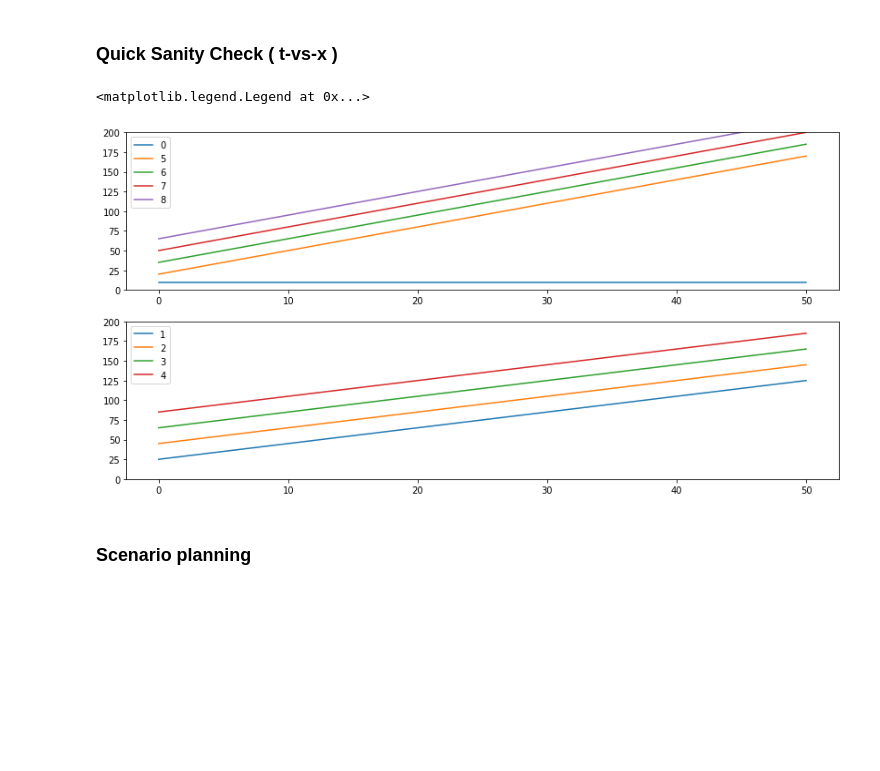
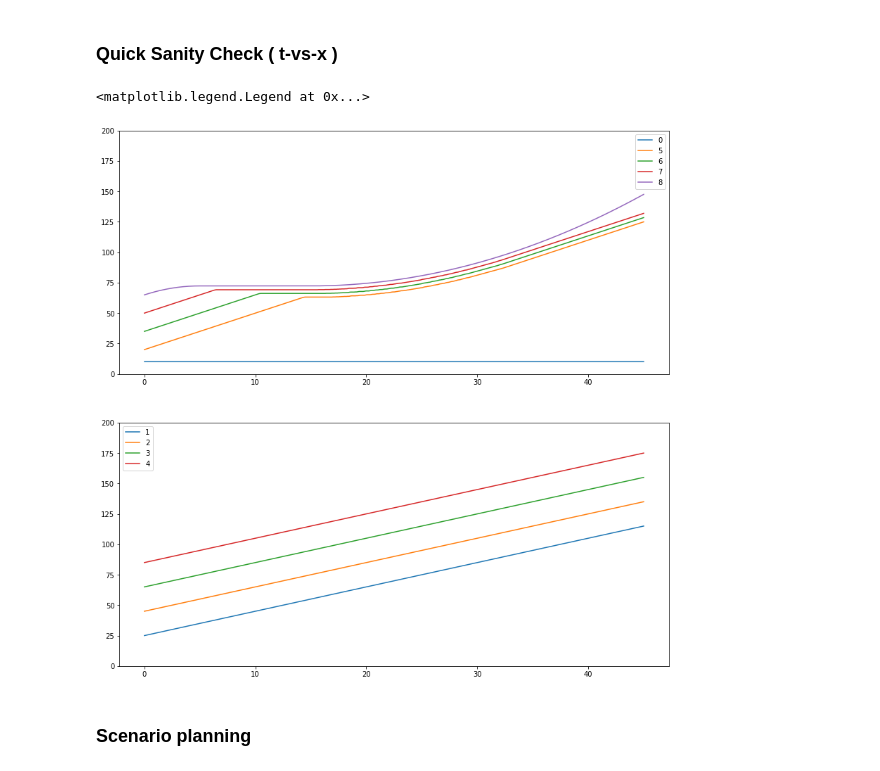
Before and after one commit to shern2/motionplanning, a Jupyter notebook: autocar/scripts/highway/proj.ipynb, the cells around one changed output. Saved outputs shown, nothing was run; the diff lists cells and outputs as text; code cells hidden in the pictures; blank space fills up the shorter version.

Commit message:
working simulation

```diff
--- a/autocar/scripts/highway/proj.ipynb
+++ b/autocar/scripts/highway/proj.ipynb
@@ -79,6 +77,8 @@ def getBrakeDist():
             vx= round(vx+a*dt,8)
             x = round(x+vx*dt,8)
         DIST_BREAK[int(v1)] = x
+
+    DIST_BREAK[0] = 0.0
     return DIST_BREAK
 
 DIST_BREAK = getBrakeDist()
@@ -212,7 +190,7 @@ def moveAutoCar(states, car):
     state[tIdx] = round(state[tIdx]+dt,8)
     return state
 
-def moveAgentCar(states, car):
+def moveAgentCar(states, car, vx0):
     #ts = states[:,tIdx]
     xs = states[:,xIdx]
     ys = states[:,yIdx]
@@ -241,7 +219,7 @@ def moveAgentCar(states, car):
         carBehind = int(np.argwhere(condition)[np.argmax(xs[condition])])
 
     condCrossDivider = (np.abs(ys - y) <= (LANE_WIDTH/2+VHW))
-    condCloseBy = (xs - x) < (DIST_OVERTAKE+DIST_BREAK[ceil(vx)])
+    condCloseBy = (xs - x) < (DIST_OVERTAKE+DIST_BREAK[np.ceil(vx)])
     condition = ~condSameLane & condCrossDivider & condAheadCar & condCloseBy
     if np.sum(condition)==False:
         carOvertake = None
@@ -258,7 +236,7 @@ def moveAgentCar(states, car):
         print('Unexpected Error: Car {:d} is first car in lane {:d}.'.format(car,lanes[car]))
         return None
     else:
-        if (xs[carFront] - x - VLEN) < (VLEN_1of3 + DIST_BREAK[ceil(vx)]):
+        if (xs[carFront] - x - VLEN) < (VLEN_1of3 + DIST_BREAK[np.ceil(vx)]):
             FN = True
         else:
             FN = False
@@ -267,7 +245,12 @@ def moveAgentCar(states, car):
 
     ## Execute Actions
     if not FN and not OT:
-        return move1Car(0,state)
+        if vxs[car] >= vx0:
+            return move1Car(0,state)
+#             #return move1Car(vxs[carFront],state)
+#         elif REACT_DELAY[car] >= REACTION_TIME:
+        else:
+            return move1Car(aMAX,state)
     elif not FN and OT:
         if AGGROS[car]:
             return move1Car(aMAX,state)
@@ -276,6 +259,7 @@ def moveAgentCar(states, car):
     else:
         return move1Car(aMIN, state)
 
+
 # #TEST CODE
 # car = 1
 # states = INITPOS_CARS.copy()
@@ -304,6 +396,8 @@ CARS = [i for i in range(numCars)]
 
 states = INITPOS_CARS.copy()
 simulation = [states]
+
+INIT_VXS = INITPOS_CARS[:,vxIdx].copy()
 
 for itr in range(SIM_ITRS):
     nextStates = []
@@ -316,7 +410,8 @@ for itr in range(SIM_ITRS):
         elif car in firstCARS:
             nextStates.append(moveFirstCar(itr, car))
         else:
-            nextStates.append(moveAgentCar(states, car))
+            nextStates.append(moveAgentCar(states, car, INIT_VXS[car]))
+    nextStates = np.array(nextStates)
 
     t = nextStates[0,tIdx]
     collideds = isObsFree(nextStates)
@@ -326,4 +421,7 @@ for itr in range(SIM_ITRS):
 
     states = np.array(nextStates)
     simulation.append(states)
+
+
+simulation = np.array(simulation)
 # %%
@@ -341,22 +443,24 @@ tmp = np.load(filePath)
 # %%
 import matplotlib.pyplot as plt
 
-fig = plt.figure(figsize=[14,7])
+## NOTE: for autoCar, plots x only along the final lane
+
+fig = plt.figure(figsize=[14,14])
 fig.add_subplot(211)
-x = tmp[:,0,tIdx]
-y = tmp[:,np.argwhere(lanes).reshape(-1),xIdx]
+x = simulation[:,0,tIdx]
+y = simulation[:,np.argwhere(lanes).reshape(-1),xIdx]
 plt.plot(x,y)
 plt.ylim((0,200))
 plt.legend(np.argwhere(lanes).reshape(-1))
 fig.add_subplot(212)
 lanes_other = [abs(1-i) for i in lanes]
-y = tmp[:,np.argwhere(lanes_other).reshape(-1),xIdx]
+y = simulation[:,np.argwhere(lanes_other).reshape(-1),xIdx]
 plt.plot(x,y)
 plt.ylim((0,200))
 plt.legend(np.argwhere(lanes_other).reshape(-1))
 # %% [output]
 <matplotlib.legend.Legend at 0x...>
-[figure, old version]
+[figure, new version]
 # %% [markdown]
 ### Scenario planning
 # %%
```
Also changed, not shown: parts of 18 cells of this notebook, 6 other files.
